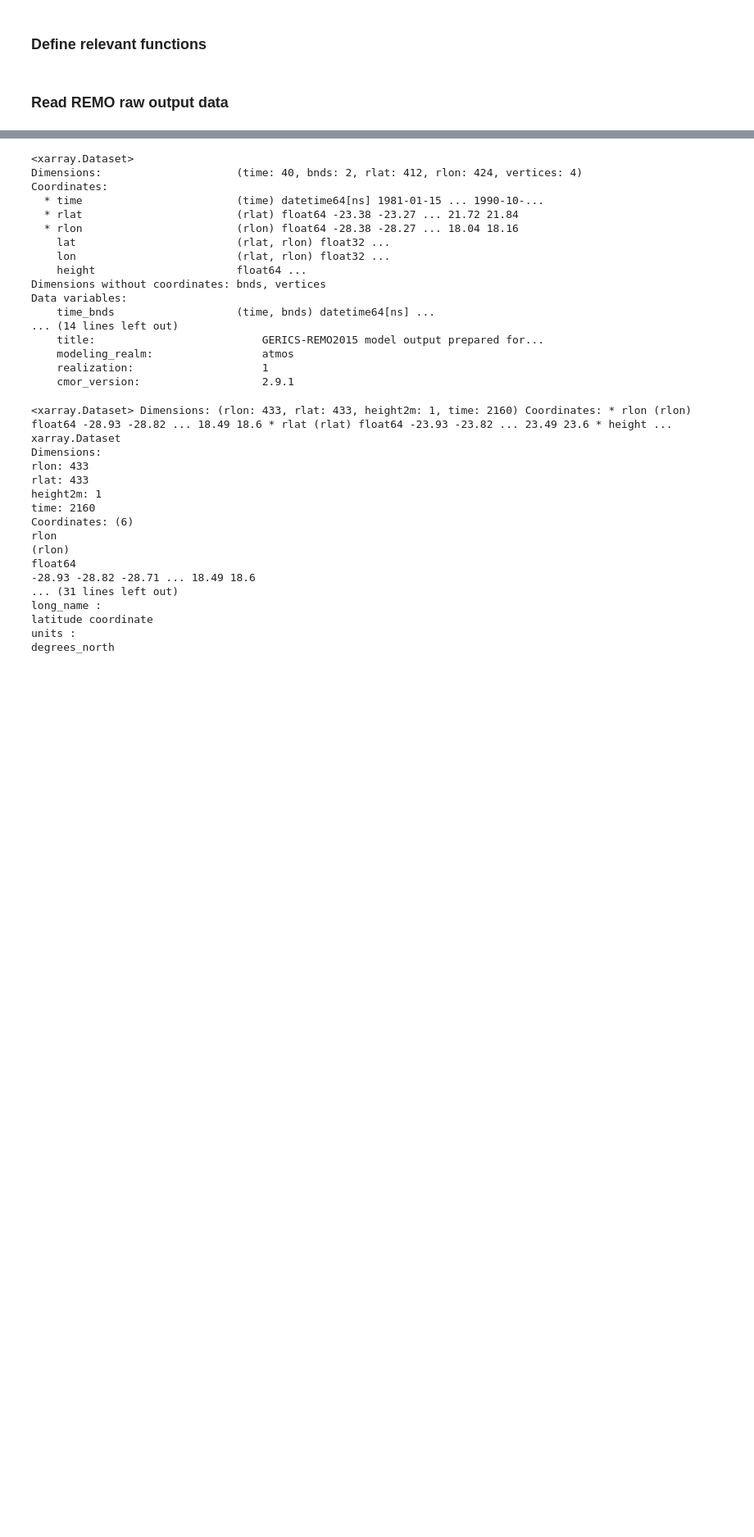
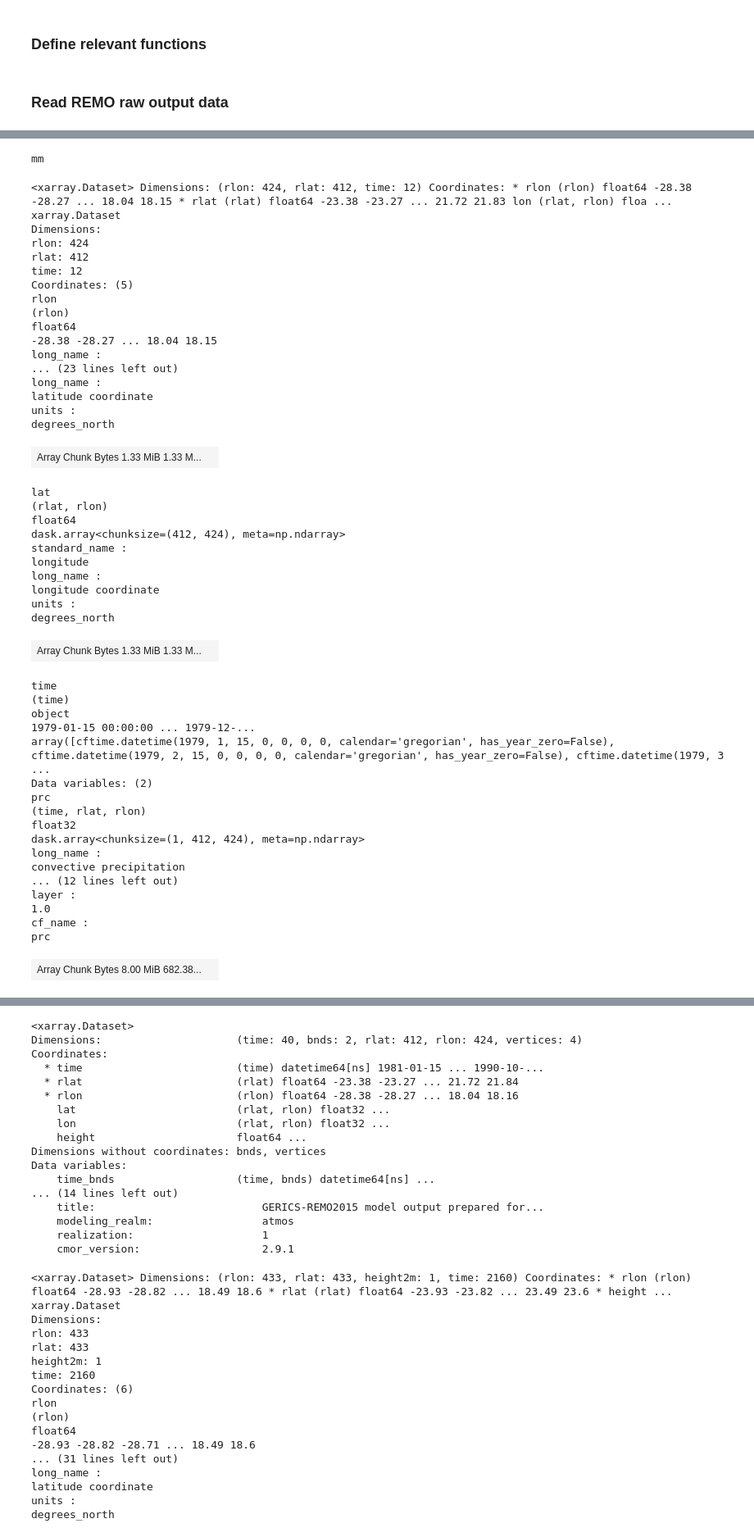
Before and after one commit to remo-rcm/pyremo, a Jupyter notebook: notebooks/remo-cmor-dev.ipynb, the cells around one changed output, grey strips where cells are left out. Shown at 82% size. Cells and saved outputs as stored; diff of their text form; code cells hidden in the pictures; blank space fills up the shorter version.

```diff
--- a/notebooks/remo-cmor-dev.ipynb
+++ b/notebooks/remo-cmor-dev.ipynb
@@ -328,3 +305,53 @@ Linux eddy3 2.6.32-754.33.1.el6.x86_64 #1 SMP Mon Aug 10 10:29:45 EDT 2020 x86_6
 # %%
-ds_tas = pr.cmor.prepare_variable(ds, 'tas',
+ds_tas = pr.cmor.prepare_variable(ds, 'prc', unit_convert=True,
                                   CORDEX_domain='EUR-11')
+ds_tas
+# %% [output]
+mm
+<xarray.Dataset> Dimensions: (rlon: 424, rlat: 412, time: 12) Coordinates: * rlon (rlon) float64 -28.38 -28.27 ... 18.04 18.15 * rlat (rlat) float64 -23.38 -23.27 ... 21.72 21.83 lon (rlat, rlon) floa ...
+xarray.Dataset
+Dimensions:
+rlon: 424
+rlat: 412
+time: 12
+Coordinates: (5)
+rlon
+(rlon)
+float64
+-28.38 -28.27 ... 18.04 18.15
+long_name :
+... (23 lines left out)
+long_name :
+latitude coordinate
+units :
+degrees_north
+| Array Chunk Bytes 1.33 MiB 1.33 M... |  |
+lat
+(rlat, rlon)
+float64
+dask.array<chunksize=(412, 424), meta=np.ndarray>
+standard_name :
+longitude
+long_name :
+longitude coordinate
+units :
+degrees_north
+| Array Chunk Bytes 1.33 MiB 1.33 M... |  |
+time
+(time)
+object
+1979-01-15 00:00:00 ... 1979-12-...
+array([cftime.datetime(1979, 1, 15, 0, 0, 0, 0, calendar='gregorian', has_year_zero=False), cftime.datetime(1979, 2, 15, 0, 0, 0, 0, calendar='gregorian', has_year_zero=False), cftime.datetime(1979, 3 ...
+Data variables: (2)
+prc
+(time, rlat, rlon)
+float32
+dask.array<chunksize=(1, 412, 424), meta=np.ndarray>
+long_name :
+convective precipitation
+... (12 lines left out)
+layer :
+1.0
+cf_name :
+prc
+| Array Chunk Bytes 8.00 MiB 682.38... |  |
```
Also changed, not shown: parts of 36 cells of this notebook, 4 other files.
